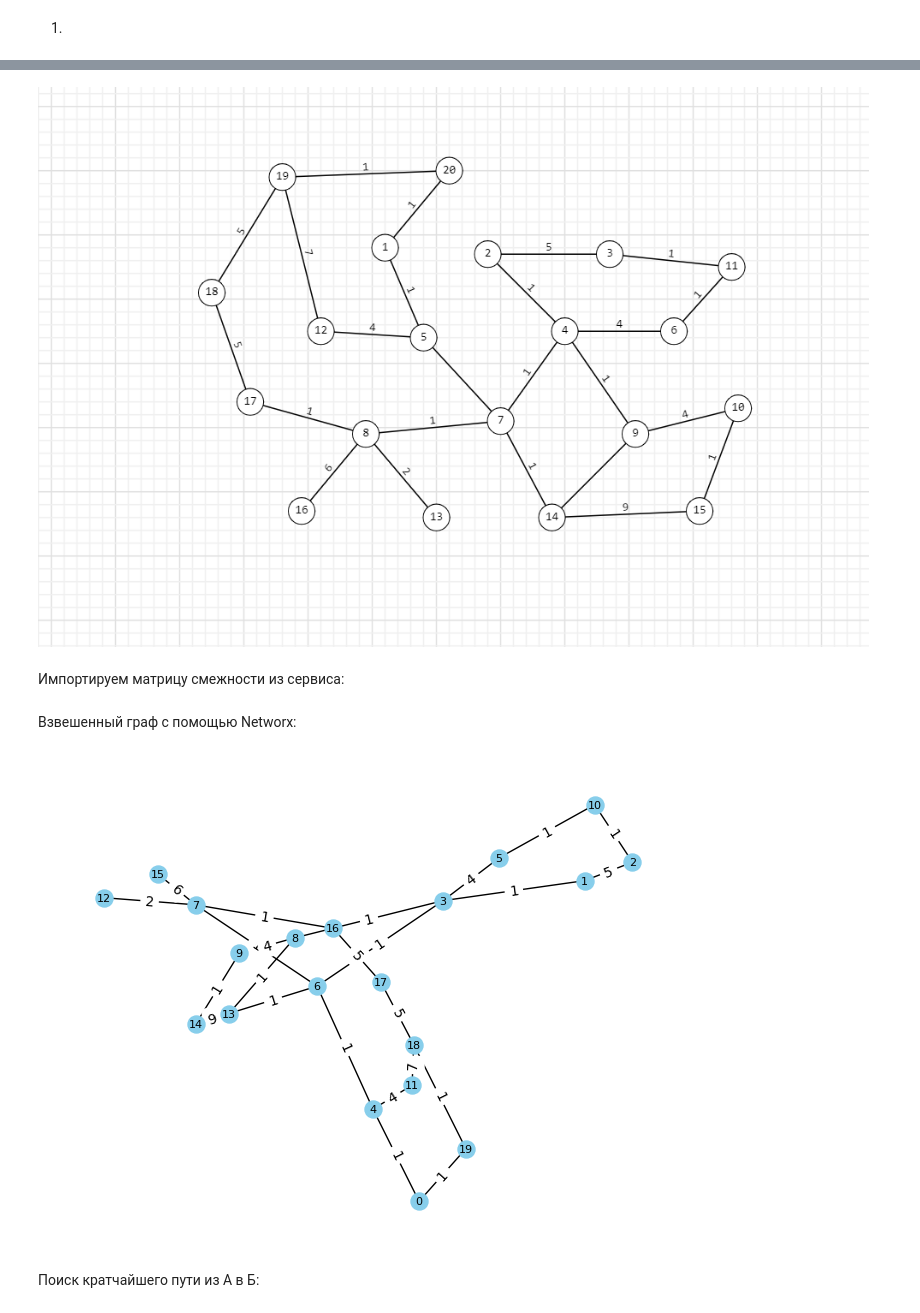
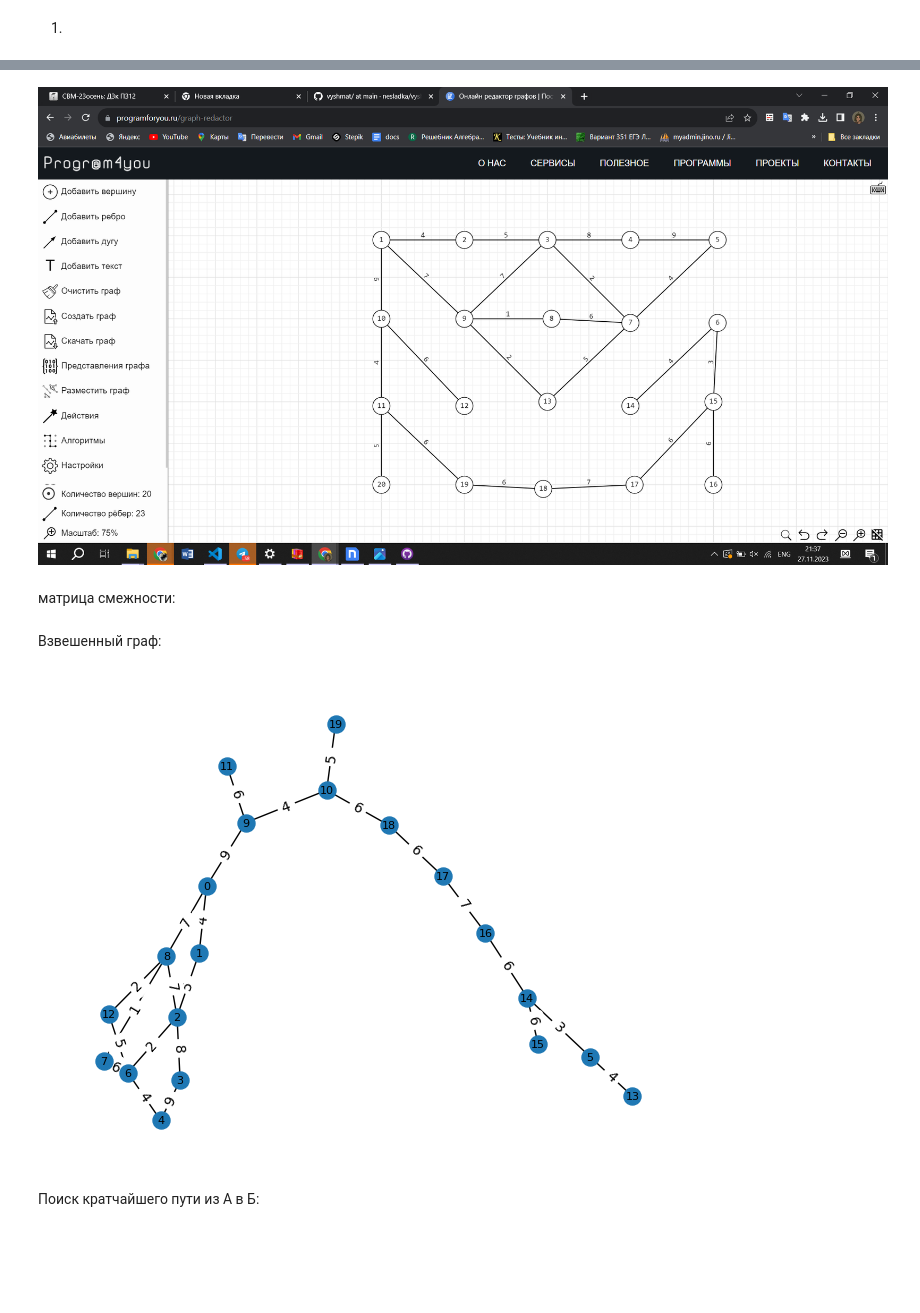
Before and after one commit to nesladka/vyshmat, a Jupyter notebook: dz12.ipynb, the cells around one changed output, grey strips where cells are left out. Drawn from its saved outputs; the diff is of its cells as text; code cells hidden in the pictures; blank space fills up the shorter version.

```diff
--- a/dz12.ipynb
+++ b/dz12.ipynb
@@ -95,49 +93,49 @@ for path in all_paths:
 # %% [markdown]
-![image.png](attachment:image.png)
+![image-2.png](attachment:image-2.png)
-# %% [markdown]
-Импортируем матрицу смежности из сервиса:
+# %% [markdown]
+матрица смежности:
 # %%
 matrix=[
-[0, 0, 0, 0, 1, 0, 0, 0, 0, 0, 0, 0, 0, 0, 0, 0, 0, 0, 0, 1],
-[0, 0, 5, 1, 0, 0, 0, 0, 0, 0, 0, 0, 0, 0, 0, 0, 0, 0, 0, 0],
-[0, 5, 0, 0, 0, 0, 0, 0, 0, 0, 1, 0, 0, 0, 0, 0, 0, 0, 0, 0],
-[0, 1, 0, 0, 0, 4, 1, 0, 1, 0, 0, 0, 0, 0, 0, 0, 0, 0, 0, 0],
-[1, 0, 0, 0, 0, 0, 1, 0, 0, 0, 0, 4, 0, 0, 0, 0, 0, 0, 0, 0],
-[0, 0, 0, 4, 0, 0, 0, 0, 0, 0, 1, 0, 0, 0, 0, 0, 0, 0, 0, 0],
-[0, 0, 0, 1, 1, 0, 0, 1, 0, 0, 0, 0, 0, 1, 0, 0, 0, 0, 0, 0],
-[0, 0, 0, 0, 0, 0, 1, 0, 0, 0, 0, 0, 2, 0, 0, 6, 1, 0, 0, 0],
-[0, 0, 0, 1, 0, 0, 0, 0, 0, 4, 0, 0, 0, 1, 0, 0, 0, 0, 0, 0],
-[0, 0, 0, 0, 0, 0, 0, 0, 4, 0, 0, 0, 0, 0, 1, 0, 0, 0, 0, 0],
-[0, 0, 1, 0, 0, 1, 0, 0, 0, 0, 0, 0, 0, 0, 0, 0, 0, 0, 0, 0],
-[0, 0, 0, 0, 4, 0, 0, 0, 0, 0, 0, 0, 0, 0, 0, 0, 0, 0, 7, 0],
-[0, 0, 0, 0, 0, 0, 0, 2, 0, 0, 0, 0, 0, 0, 0, 0, 0, 0, 0, 0],
-[0, 0, 0, 0, 0, 0, 1, 0, 1, 0, 0, 0, 0, 0, 9, 0, 0, 0, 0, 0],
-[0, 0, 0, 0, 0, 0, 0, 0, 0, 1, 0, 0, 0, 9, 0, 0, 0, 0, 0, 0],
-[0, 0, 0, 0, 0, 0, 0, 6, 0, 0, 0, 0, 0, 0, 0, 0, 0, 0, 0, 0],
-[0, 0, 0, 0, 0, 0, 0, 1, 0, 0, 0, 0, 0, 0, 0, 0, 0, 5, 0, 0],
-[0, 0, 0, 0, 0, 0, 0, 0, 0, 0, 0, 0, 0, 0, 0, 0, 5, 0, 5, 0],
-[0, 0, 0, 0, 0, 0, 0, 0, 0, 0, 0, 7, 0, 0, 0, 0, 0, 5, 0, 1],
-[1, 0, 0, 0, 0, 0, 0, 0, 0, 0, 0, 0, 0, 0, 0, 0, 0, 0, 0, 0]
+[0, 4, 0, 0, 0, 0, 0, 0, 7, 9, 0, 0, 0, 0, 0, 0, 0, 0, 0, 0],
+[4, 0, 5, 0, 0, 0, 0, 0, 0, 0, 0, 0, 0, 0, 0, 0, 0, 0, 0, 0],
+[0, 5, 0, 8, 0, 0, 2, 0, 7, 0, 0, 0, 0, 0, 0, 0, 0, 0, 0, 0],
+[0, 0, 8, 0, 9, 0, 0, 0, 0, 0, 0, 0, 0, 0, 0, 0, 0, 0, 0, 0],
+[0, 0, 0, 9, 0, 0, 4, 0, 0, 0, 0, 0, 0, 0, 0, 0, 0, 0, 0, 0],
+[0, 0, 0, 0, 0, 0, 0, 0, 0, 0, 0, 0, 0, 4, 3, 0, 0, 0, 0, 0],
+[0, 0, 2, 0, 4, 0, 0, 6, 0, 0, 0, 0, 5, 0, 0, 0, 0, 0, 0, 0],
+[0, 0, 0, 0, 0, 0, 6, 0, 1, 0, 0, 0, 0, 0, 0, 0, 0, 0, 0, 0],
+[7, 0, 7, 0, 0, 0, 0, 1, 0, 0, 0, 0, 2, 0, 0, 0, 0, 0, 0, 0],
+[9, 0, 0, 0, 0, 0, 0, 0, 0, 0, 4, 6, 0, 0, 0, 0, 0, 0, 0, 0],
+[0, 0, 0, 0, 0, 0, 0, 0, 0, 4, 0, 0, 0, 0, 0, 0, 0, 0, 6, 5],
+[0, 0, 0, 0, 0, 0, 0, 0, 0, 6, 0, 0, 0, 0, 0, 0, 0, 0, 0, 0],
+[0, 0, 0, 0, 0, 0, 5, 0, 2, 0, 0, 0, 0, 0, 0, 0, 0, 0, 0, 0],
+[0, 0, 0, 0, 0, 4, 0, 0, 0, 0, 0, 0, 0, 0, 0, 0, 0, 0, 0, 0],
+[0, 0, 0, 0, 0, 3, 0, 0, 0, 0, 0, 0, 0, 0, 0, 6, 6, 0, 0, 0],
+[0, 0, 0, 0, 0, 0, 0, 0, 0, 0, 0, 0, 0, 0, 6, 0, 0, 0, 0, 0],
+[0, 0, 0, 0, 0, 0, 0, 0, 0, 0, 0, 0, 0, 0, 6, 0, 0, 7, 0, 0],
+[0, 0, 0, 0, 0, 0, 0, 0, 0, 0, 0, 0, 0, 0, 0, 0, 7, 0, 6, 0],
+[0, 0, 0, 0, 0, 0, 0, 0, 0, 0, 6, 0, 0, 0, 0, 0, 0, 6, 0, 0],
+[0, 0, 0, 0, 0, 0, 0, 0, 0, 0, 5, 0, 0, 0, 0, 0, 0, 0, 0, 0],
 ]
 # %% [markdown]
-Взвешенный граф с помощью Networx:
+Взвешенный граф:
 # %%
 G = nx.Graph()
 for i in range(len(matrix)):
     for j in range(len(matrix[i])):
         if matrix[i][j] != 0:
             weight = matrix[i][j]
             G.add_edge(i, j, weight=weight)
 
 pos = nx.spring_layout(G)
 edge_labels = {(i, j): G[i][j]['weight'] for i, j in G.edges()}
 
-nx.draw(G, pos, with_labels=True, node_size=150, node_color='skyblue', font_size=8)
+nx.draw(G, pos, with_labels=True, node_size=150, font_size=8)
 nx.draw_networkx_edge_labels(G, pos, edge_labels=edge_labels)
 
 plt.show()
 # %% [output]
-[figure, old version]
+[figure, new version]
 # %% [markdown]
 Поиск кратчайшего пути из А в Б:
 # %%
```
Also changed, not shown: parts of 13 cells of this notebook.
